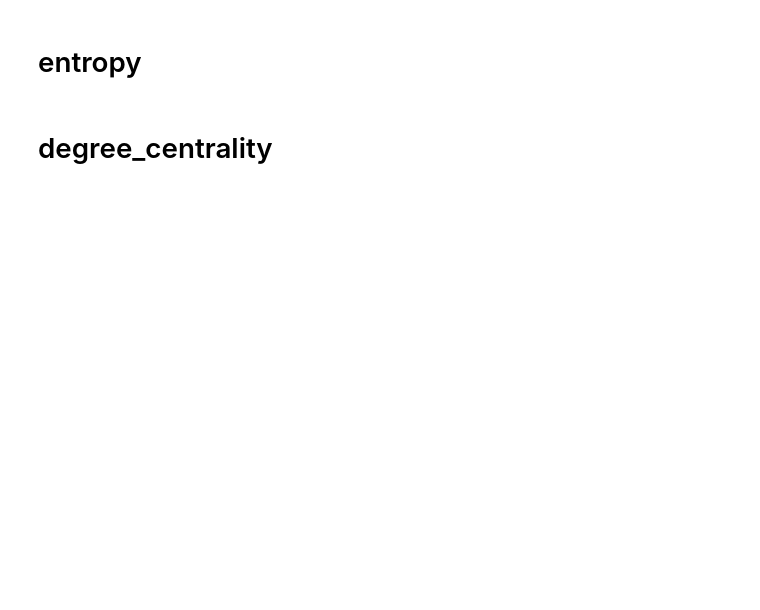
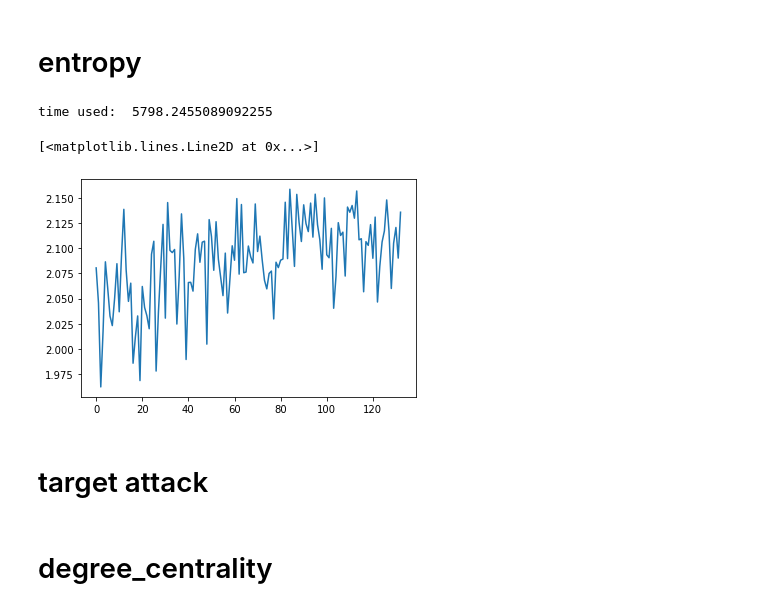
Before and after one commit to Chang-Tong/System-Risk-by-Network-View, a Jupyter notebook: stock_data/pmfg_graph.ipynb, the cells around one changed output. Drawn from its saved outputs; the diff is of its cells as text; code cells hidden in the pictures; blank space fills up the shorter version.

```diff
--- a/stock_data/pmfg_graph.ipynb
+++ b/stock_data/pmfg_graph.ipynb
@@ -185,2 +183,22 @@ KeyboardInterrupt:
 # %% [markdown]
 # entropy
+# %%
+entropy_l_pmfg = []
+t0 = time.time()
+for i in months:
+    # print(i)
+    G = get_graph_dist(i)
+    pmfg = compute_PMFG(G)
+    # nx.write_gpickle(pmfg, f"42_currencies_graph/{i}.gpickle")
+    etp = entropy(pmfg)
+    entropy_l_pmfg.append(etp)
+print('time used: ', time.time()-t0)
+# %% [output]
+time used:  5798.2455089092255
+# %%
+plt.plot(entropy_l_pmfg)
+# %% [output]
+[<matplotlib.lines.Line2D at 0x...>]
+[figure, added]
+# %% [markdown]
+# target attack
```
Also changed, not shown: parts of 3 cells of this notebook, 1 other file.
